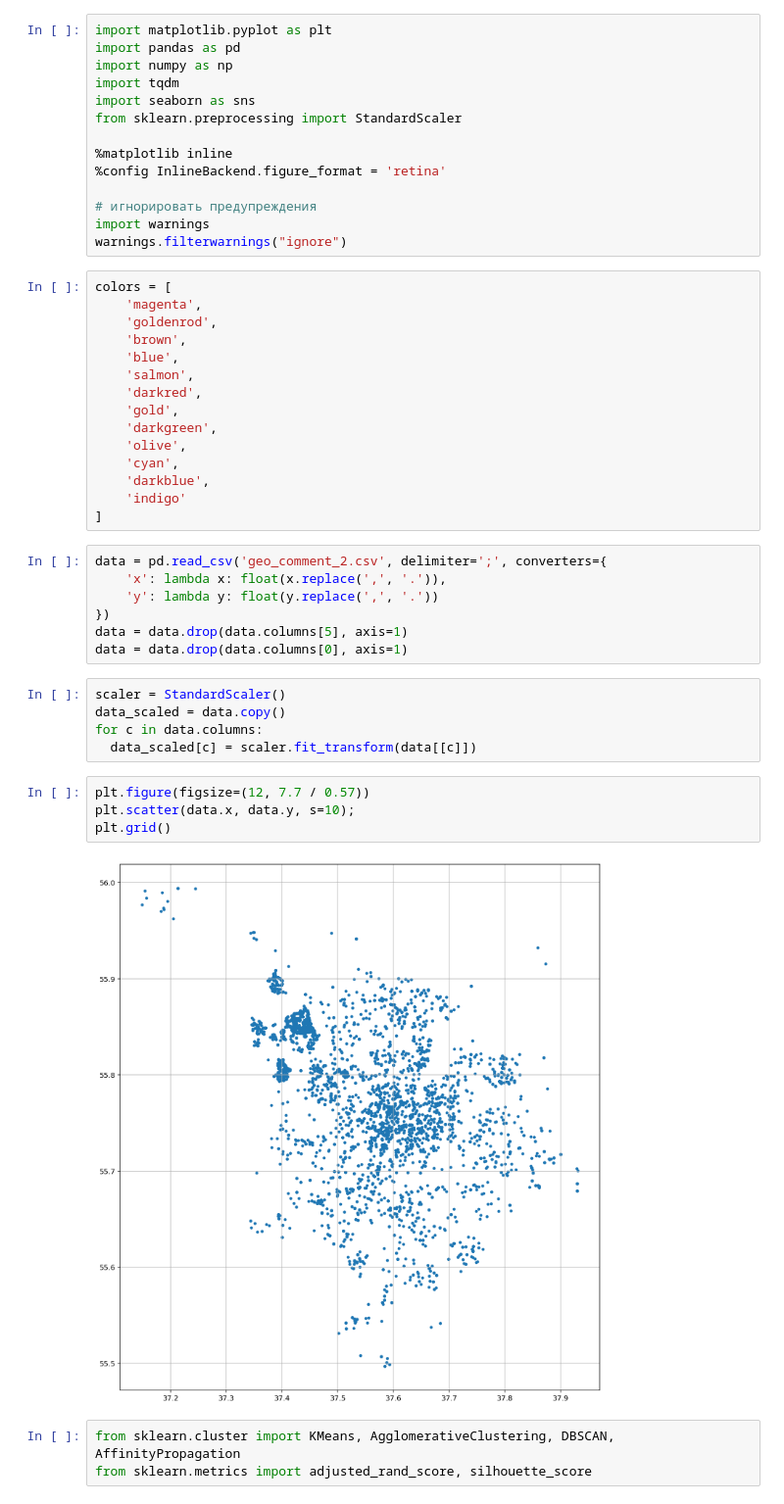
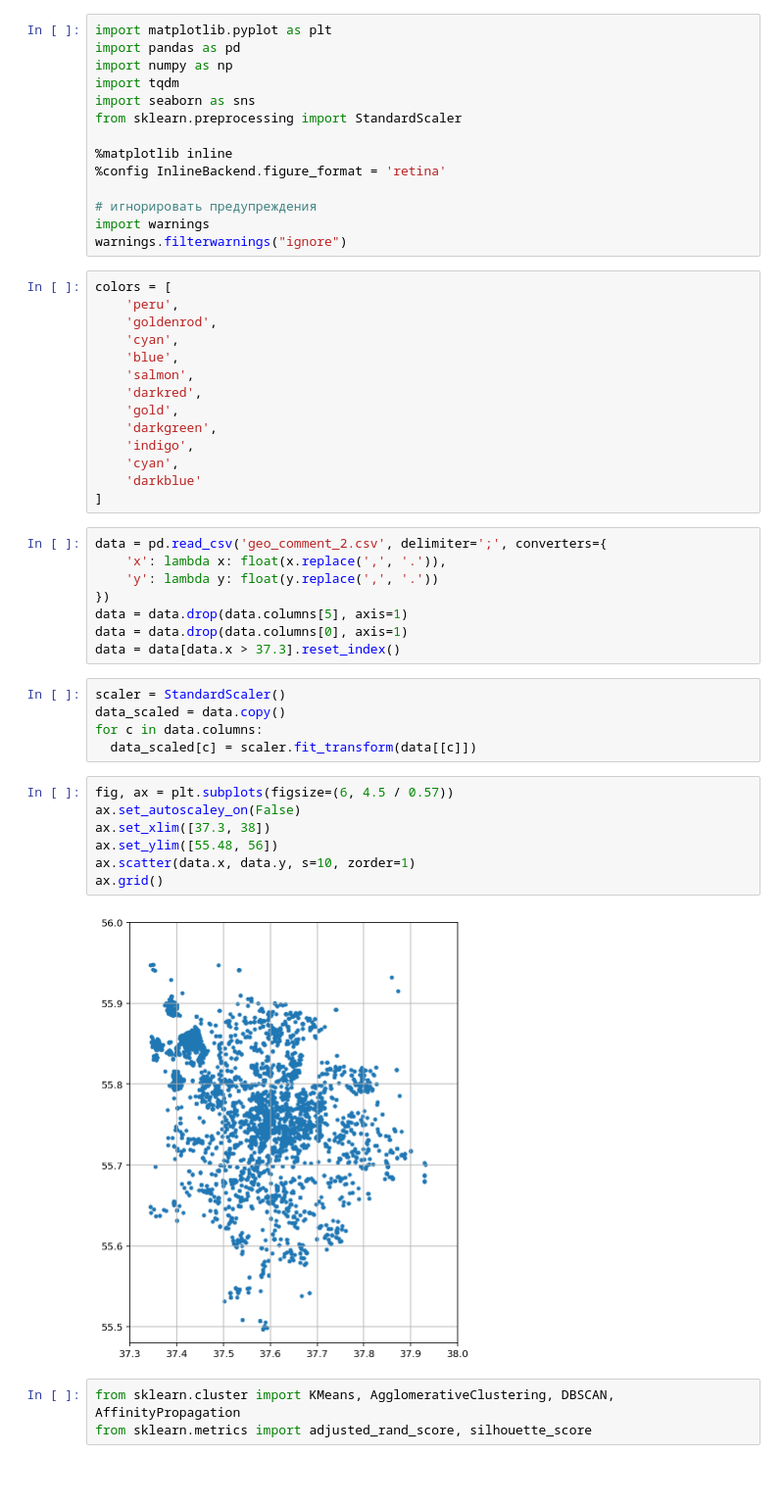
Before and after one commit to gsbelarus/python, a Jupyter notebook: Dz6/Dz6.ipynb, the cells around one changed output. Shown at 98% size. Drawn from its saved outputs; the diff is of its cells as text; blank space fills up the shorter version.

```diff
--- a/Dz6/Dz6.ipynb
+++ b/Dz6/Dz6.ipynb
@@ -14,18 +14,17 @@ import warnings
 warnings.filterwarnings("ignore")
 # %%
 colors = [
-    'magenta',
+    'peru',
     'goldenrod',
-    'brown',
+    'cyan',
     'blue',
     'salmon',
     'darkred',
     'gold',
     'darkgreen',
-    'olive',
+    'indigo',
     'cyan',
-    'darkblue',
-    'indigo'
+    'darkblue'
 ]
 # %%
 data = pd.read_csv('geo_comment_2.csv', delimiter=';', converters={
@@ -34,17 +33,21 @@ data = pd.read_csv('geo_comment_2.csv', delimiter=';', converters={
 })
 data = data.drop(data.columns[5], axis=1)
 data = data.drop(data.columns[0], axis=1)
+data = data[data.x > 37.3].reset_index()
 # %%
 scaler = StandardScaler()
 data_scaled = data.copy()
 for c in data.columns:
   data_scaled[c] = scaler.fit_transform(data[[c]])
-# %%
-plt.figure(figsize=(12, 7.7 / 0.57))
-plt.scatter(data.x, data.y, s=10);
-plt.grid()
-# %% [output]
-[figure, removed]
+# %%
+fig, ax = plt.subplots(figsize=(6, 4.5 / 0.57))
+ax.set_autoscaley_on(False)
+ax.set_xlim([37.3, 38])
+ax.set_ylim([55.48, 56])
+ax.scatter(data.x, data.y, s=10, zorder=1)
+ax.grid()
+# %% [output]
+[figure, added]
 # %%
 from sklearn.cluster import KMeans, AgglomerativeClustering, DBSCAN, AffinityPropagation
 from sklearn.metrics import adjusted_rand_score, silhouette_score
```
Also changed, not shown: parts of 4 cells of this notebook, 1 other file.
